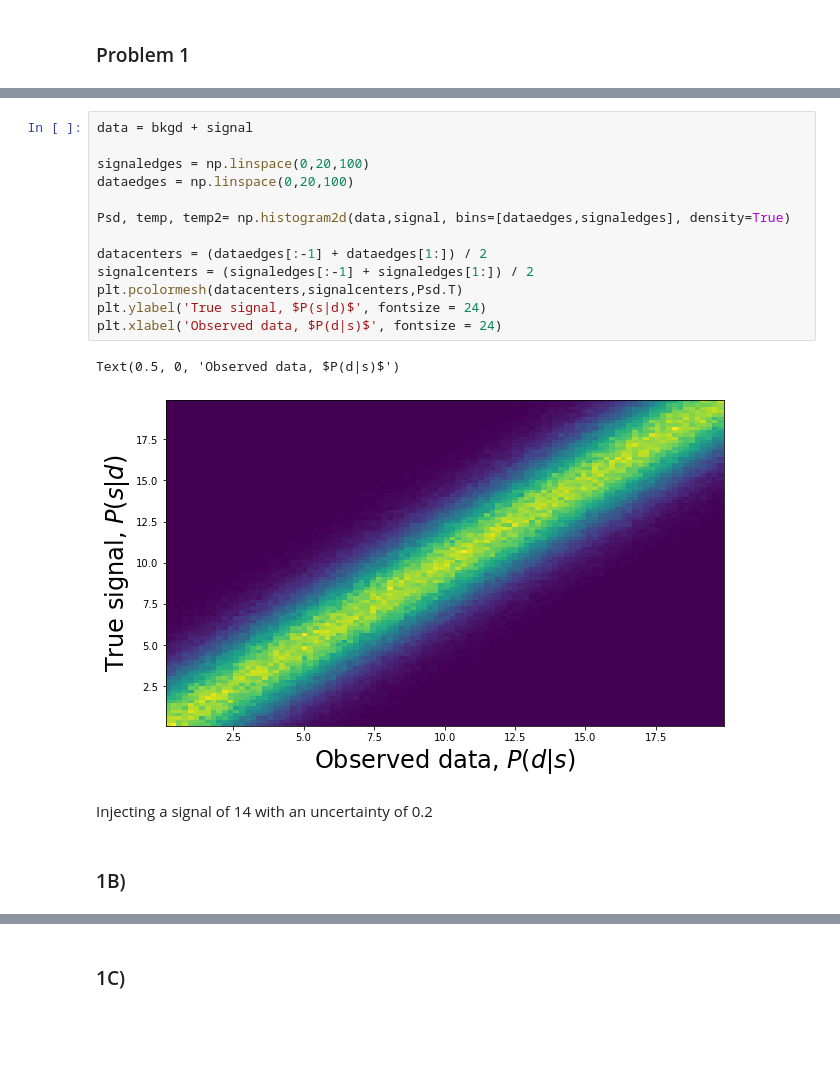
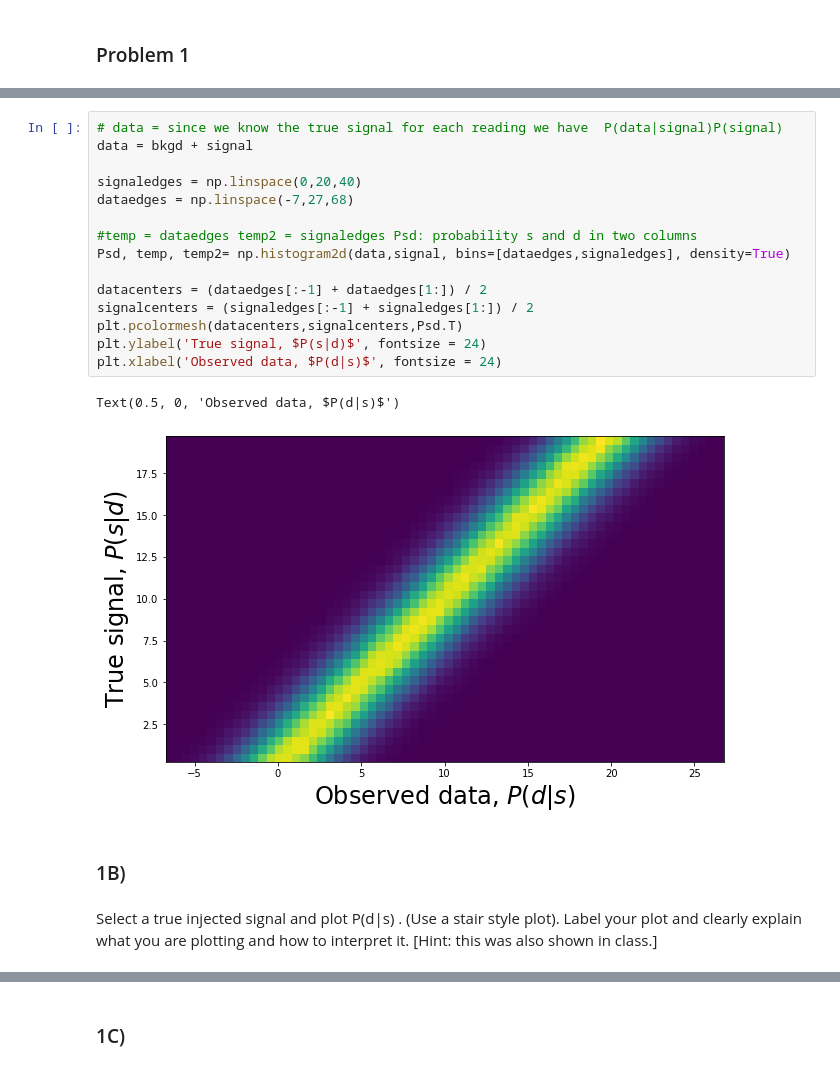
Before and after one commit to noahkim4648/Phys-434-Portfolio, a Jupyter notebook: HW5.ipynb, the cells around one changed output, grey strips where cells are left out. Drawn from its saved outputs; the diff is of its cells as text; blank space fills up the shorter version.

```diff
--- a/HW5.ipynb
+++ b/HW5.ipynb
@@ -20,23 +29,25 @@ signal = stats.uniform.rvs(loc=0,scale=20,size=1000000)
 # %%
+# data = since we know the true signal for each reading we have  P(data|signal)P(signal)
 data = bkgd + signal
 
-signaledges = np.linspace(0,20,100)
-dataedges = np.linspace(0,20,100)
+signaledges = np.linspace(0,20,40)
+dataedges = np.linspace(-7,27,68)
 
+#temp = dataedges temp2 = signaledges Psd: probability s and d in two columns
 Psd, temp, temp2= np.histogram2d(data,signal, bins=[dataedges,signaledges], density=True)
 
 datacenters = (dataedges[:-1] + dataedges[1:]) / 2
 signalcenters = (signaledges[:-1] + signaledges[1:]) / 2
 plt.pcolormesh(datacenters,signalcenters,Psd.T)
 plt.ylabel('True signal, $P(s|d)$', fontsize = 24)
 plt.xlabel('Observed data, $P(d|s)$', fontsize = 24)
 # %% [output]
 Text(0.5, 0, 'Observed data, $P(d|s)$')
-[figure, old version]
+[figure, new version]
-# %% [markdown]
-Injecting a signal of 14 with an uncertainty of 0.2
 # %% [markdown]
 ### 1B)
+# %% [markdown]
+Select a true injected signal and plot  P(d|s) . (Use a stair style plot). Label your plot and clearly explain what you are plotting and how to interpret it. [Hint: this was also shown in class.]
 # %%
 table = pd.DataFrame(columns = ['Background', 'Signal', 'Data'])
 table['Data'] = data
```
Also changed, not shown: parts of 16 cells of this notebook.
